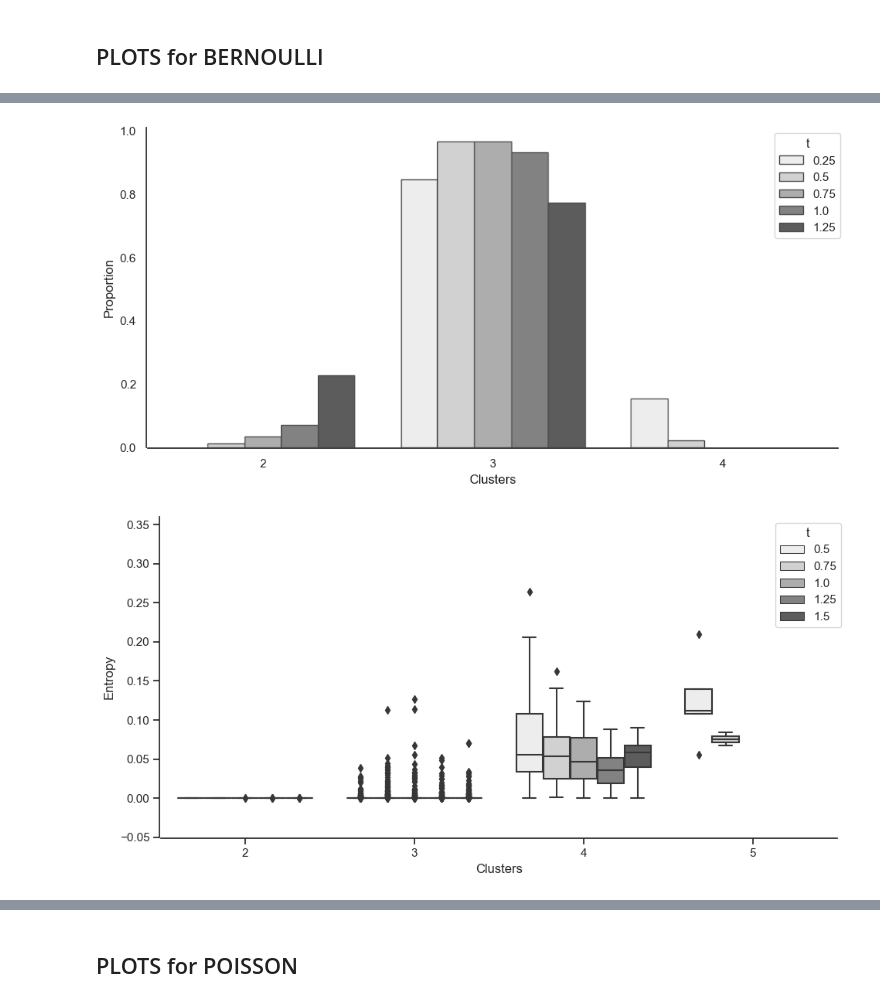
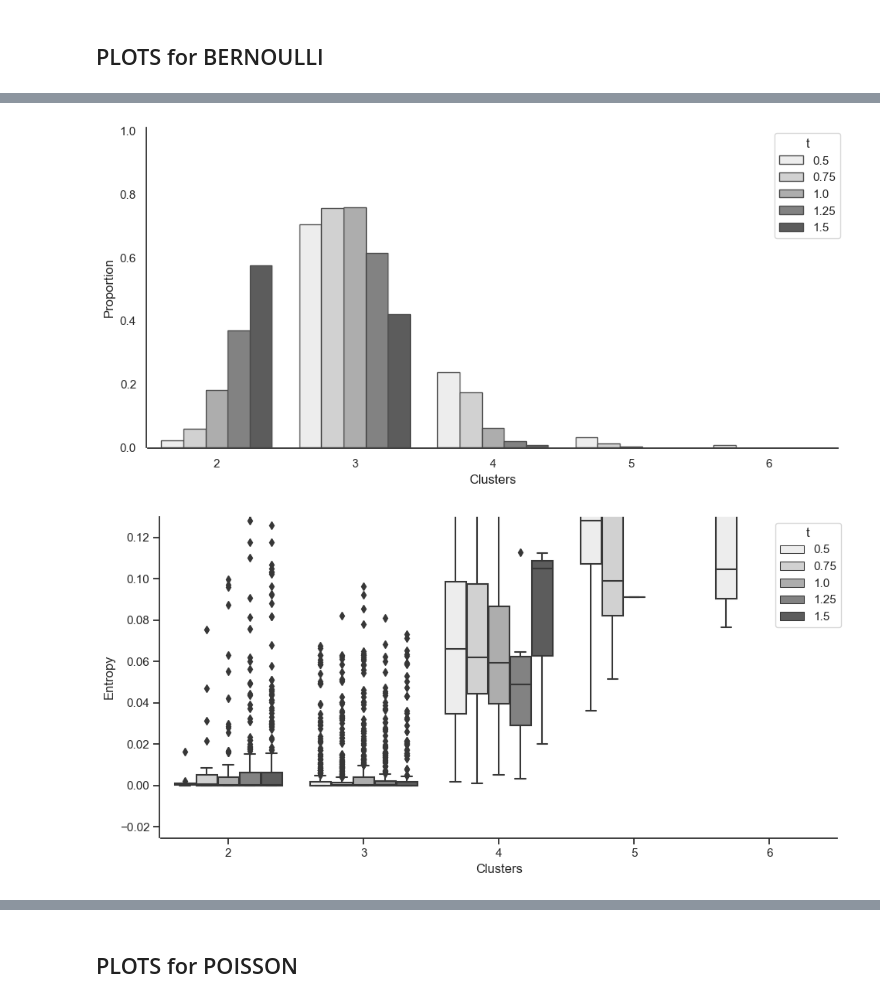
Before and after one commit to alessandragni/SPGLMM_clustering, a Jupyter notebook: Analysis_simulation_study_results.ipynb, the cells around one changed output, grey strips where cells are left out. Cells and saved outputs as stored; diff of their text form; code cells hidden in the pictures.

Commit message:
entropy fixed

```diff
--- a/Analysis_simulation_study_results.ipynb
+++ b/Analysis_simulation_study_results.ipynb
@@ -10,11 +10,11 @@ import matplotlib.pyplot as plt
 from scipy.special import entr
 # %%
 n_fix = 1
-ran_var = "False"
-ran_int = 'True'
-model = 'P'
+ran_var = "True"
+ran_int = 'False'
+model = 'B'
 a_type = 'tol' # either 'alpha' or 'tol'
-tol = 0.75        # either 0.01, 0.05 or 0.1 for 'alpha'
+tol = 0.5        # either 0.01, 0.05 or 0.1 for 'alpha'
                  # or 0.5, 0.75, 1, 1.25, 1.5 for 'tol'
                  # and 0.25, 0.5, 0.75, 1, 1.25 for 'tol' when model='P'
 num = 500
@@ -138,7 +138,7 @@ for d in X:
     entropy = []
     subpops.append(W.shape[1])
     for i in range(W.shape[0]):
-        entropy.append(entr(W[i,:]).sum())
+        entropy.append(entr(W[i,:]).sum()/np.log(W.shape[1]))
     mean_entropy.append(np.mean(entropy))
 
   ENTROPY = pd.concat( [ENTROPY, pd.DataFrame( {'D':np.repeat(d,len(all_group)), 'Subpopulations': subpops, 'Entropy': mean_entropy})] )
@@ -477,23 +488,24 @@ sns.despine(offset=1, left=False, bottom=False)
 plt.tight_layout()
 #plt.savefig(str(ran_var) + "_" + str(ran_int) + "_" + str(n_fix) + "_distribution_" + str(a_type) + "_" + str(model) + ".pdf")
 # %% [output]
-[figure, old version]
+[figure, new version]
 # %%
 plt.figure(figsize=(10,5))
-plt.ylim(-0.05, 0.36)
+#plt.ylim(-0.05, 0.36)
+plt.ylim(-0.025, 0.13)
 sns.set_theme(style="ticks", palette=pal)
 ax = sns.boxplot(x='Subpopulations', y='Entropy', hue='D', data=ENTROPY)#.set_title('Entropy', fontsize=20)
 plt.xlabel("Clusters")
 if a_type=='alpha':
   plt.legend(bbox_to_anchor=(0.9, 1), loc='upper left',  title="α")#, title="t") #
 else:
   plt.legend(bbox_to_anchor=(0.9, 1), loc='upper left',  title="t") #
 #sns.despine(offset=10, trim=True)
 sns.despine(offset=1, left=False, bottom=False)
 plt.tight_layout()
-#plt.savefig(str(ran_var) + "_" + str(ran_int) + "_" + str(n_fix) + "_entropy_" + str(a_type)+ "_" + str(model) + ".pdf")
+plt.savefig(str(ran_var) + "_" + str(ran_int) + "_" + str(n_fix) + "_entropy_" + str(a_type)+ "_" + str(model) + ".pdf")
 # %% [output]
-[figure, old version]
+[figure, new version]
 # %%
 if a_type == 'tol':
 
```
Also changed, not shown: parts of 19 cells of this notebook, 19 other files.
